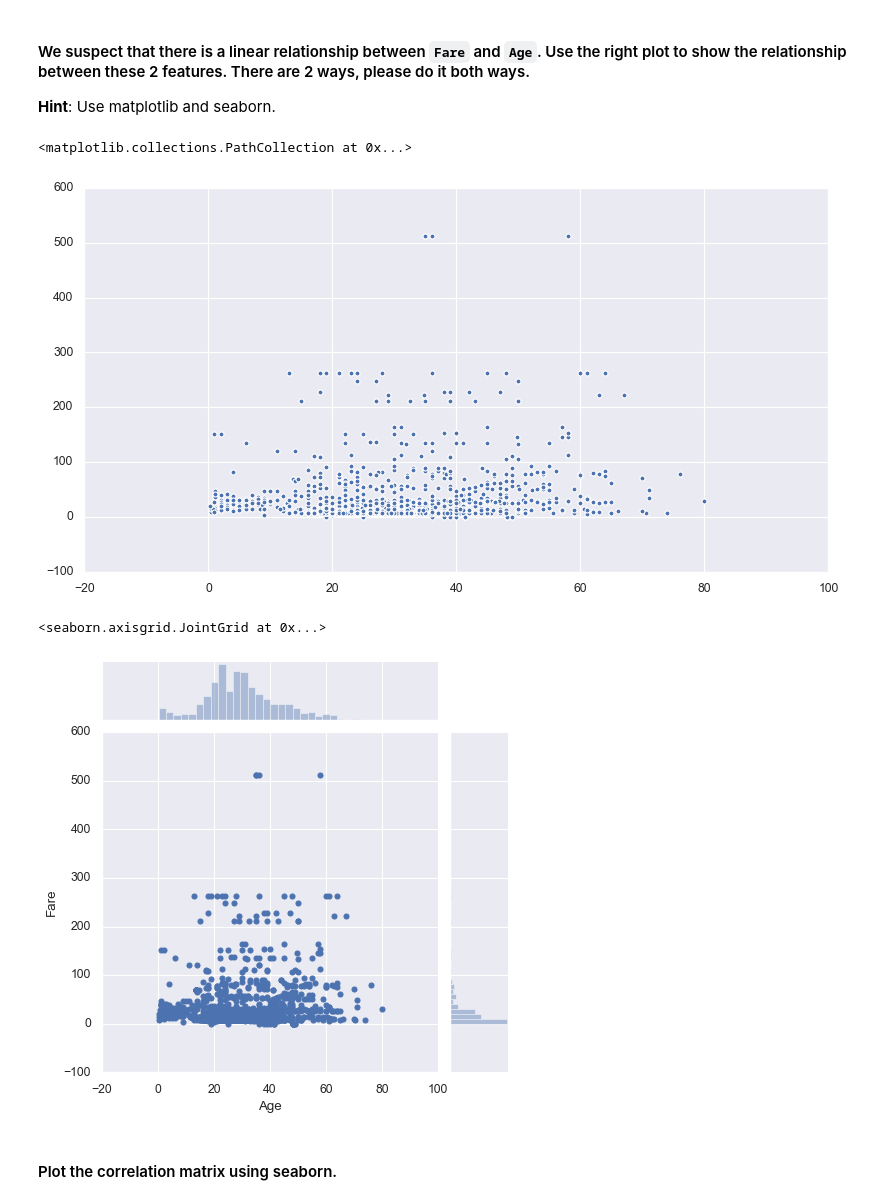
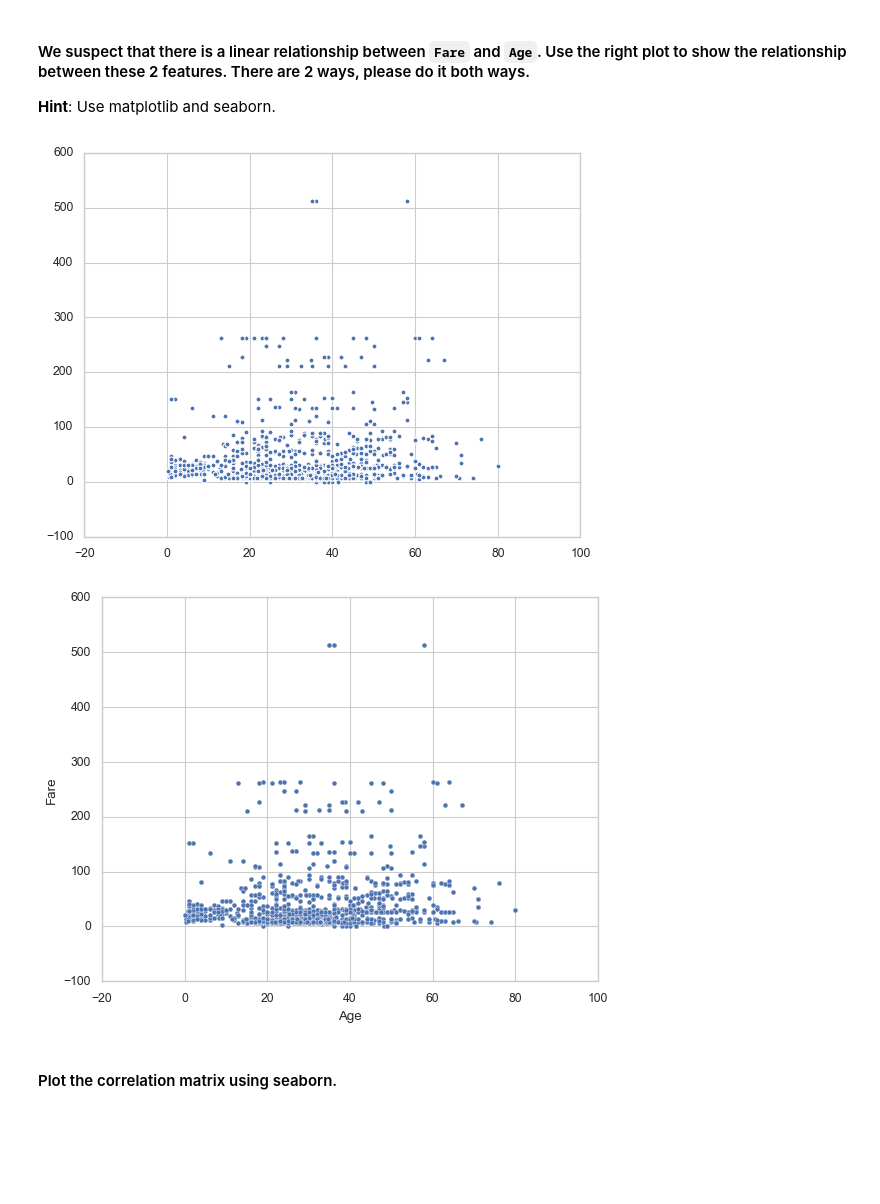
Before and after one commit to ta-data-remote/lab-matplotlib-seaborn, a Jupyter notebook: your-code/main.ipynb, the cells around one changed output. Drawn from its saved outputs; the diff is of its cells as text; code cells hidden in the pictures; blank space fills up the shorter version.

```diff
--- a/your-code/main.ipynb
+++ b/your-code/main.ipynb
@@ -104,0 +221,4 @@ How the average number of steps change by month. Use the appropriate visualizati
+# %%
+# your code here
+titanic = pd.read_csv("/Users/elinaneu/Desktop/Ironhack/Week 5/Day 4/Datasets%20as%20CSV/titanic.csv")
+titanic
@@ -138,3 +277,7 @@ Index(['Name', 'Gender', 'Ticket', 'Cabin', 'Embarked'], dtype='object')
 **Hint**: To set the style you can use matplotlib or seaborn functions. Do some research on the matter.
 # %%
 # your code here 'search for plt set style'
+
+plt.style.use('classic')
+plt.figure(figsize = (12,6))
+#x = titanic.plot(x="Age", kind="bar",figsize=(12,6))
@@ -203,0 +381,6 @@ Index(['Name', 'Gender', 'Ticket', 'Cabin', 'Embarked'], dtype='object')
+# %%
+# your code here
+import seaborn as sns
+sns.set_theme(style="whitegrid")
+titanicc = sns.load_dataset("titanic")
+ax = sns.violinplot(y=titanic["Age"])
@@ -209,14 +396,16 @@ Index(['Name', 'Gender', 'Ticket', 'Cabin', 'Embarked'], dtype='object')
 # %%
 # Method 1 - matplotlib
 # your code here
+plt.scatter(titanic["Age"], titanic["Fare"])
+plt.show()
 # %% [output]
-<matplotlib.collections.PathCollection at 0x...>
-[figure, old version]
+[figure, new version]
 # %%
 # Method 2 - seaborn
 # your code here
+sns.scatterplot(data = titanic, x = "Age", y = "Fare")
+plt.show()
 # %% [output]
-<seaborn.axisgrid.JointGrid at 0x...>
-[figure, old version]
+[figure, new version]
 # %% [markdown]
 #### Plot the correlation matrix using seaborn.
```
Also changed, not shown: parts of 48 cells of this notebook.
